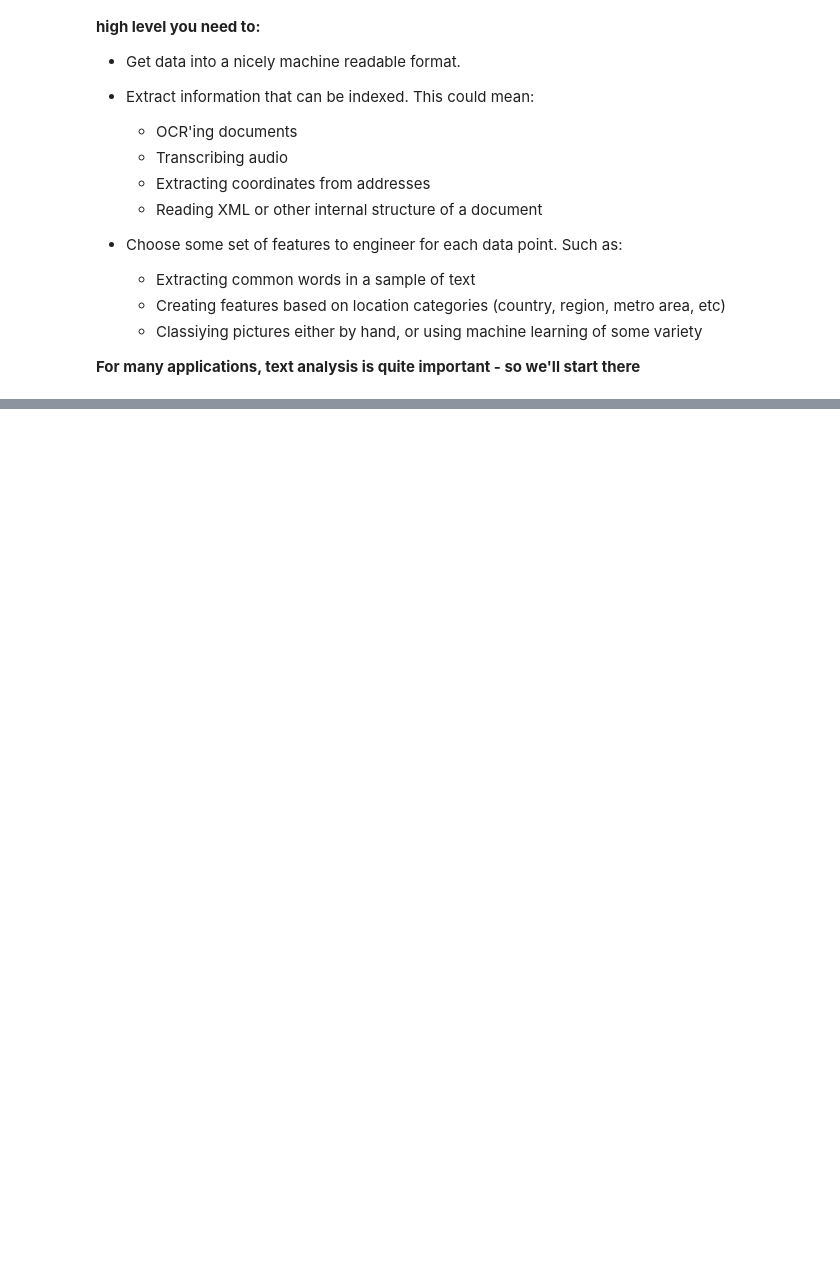
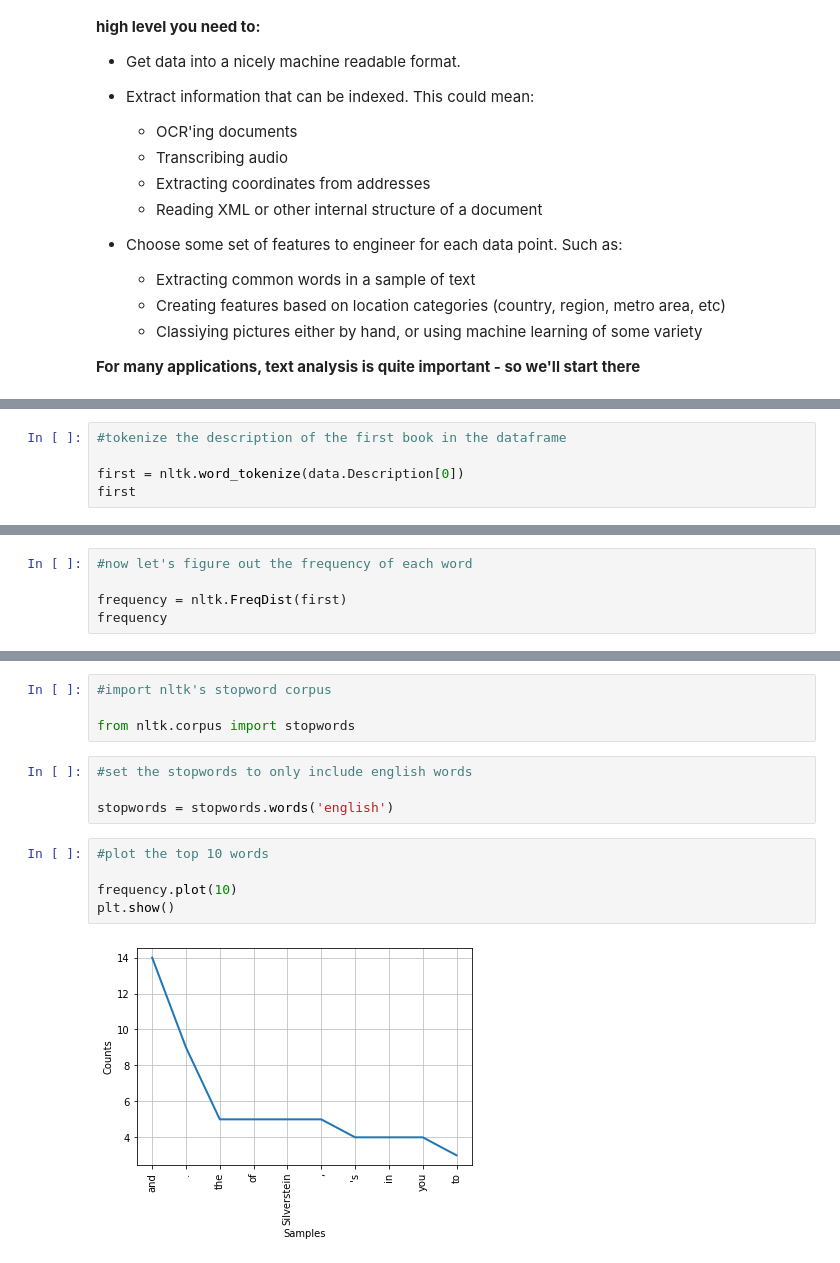
Before and after one commit to ZipCodeCore/DataEngineering.Labs.Libraries, a Jupyter notebook: Unstructured Data - Part 1/Unstructured Data - Part 1.ipynb, the cells around one changed output, grey strips where cells are left out. Cells and saved outputs as stored; diff of their text form; blank space fills up the shorter version.

```diff
--- a/Unstructured Data - Part 1/Unstructured Data - Part 1.ipynb
+++ b/Unstructured Data - Part 1/Unstructured Data - Part 1.ipynb
@@ -119,0 +162,5 @@ Name: Genre, dtype: int64
+# %%
+#tokenize the description of the first book in the dataframe
+
+first = nltk.word_tokenize(data.Description[0])
+first
@@ -119,0 +185,5 @@ Name: Genre, dtype: int64
+# %%
+#now let's figure out the frequency of each word
+
+frequency = nltk.FreqDist(first)
+frequency
@@ -119,0 +213,15 @@ Name: Genre, dtype: int64
+# %%
+#import nltk's stopword corpus
+
+from nltk.corpus import stopwords
+# %%
+#set the stopwords to only include english words
+
+stopwords = stopwords.words('english')
+# %%
+#plot the top 10 words
+
+frequency.plot(10)
+plt.show()
+# %% [output]
+[figure, added]
```
Also changed, not shown: parts of 24 cells of this notebook.
